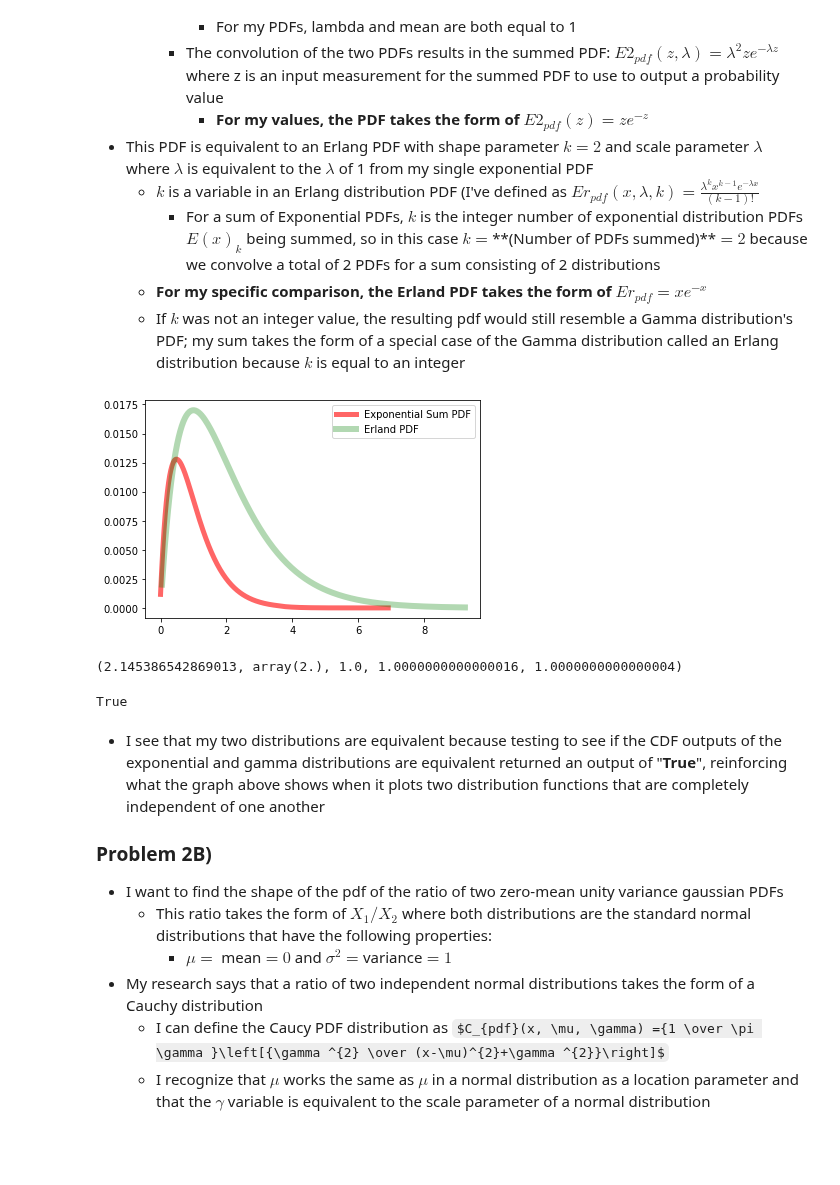
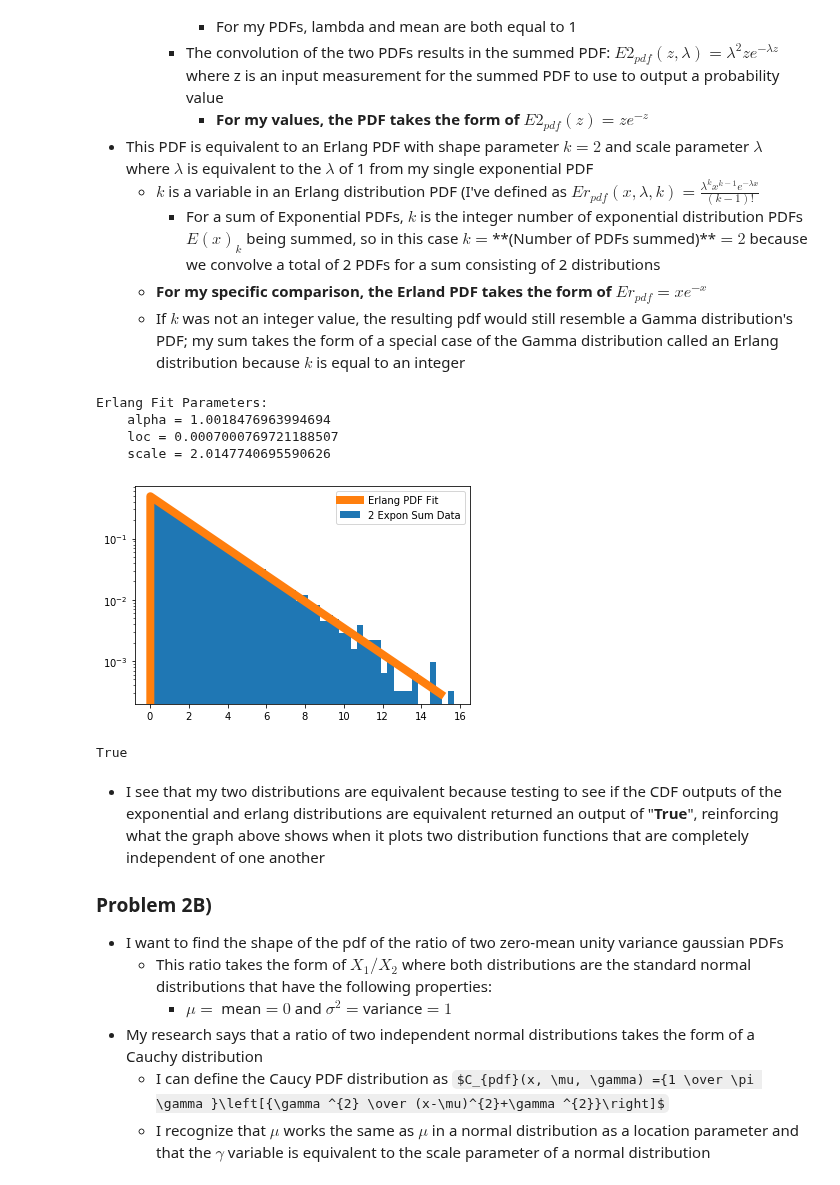
Before and after one commit to jbc1216/434-Portfolio, a Jupyter notebook: FinchCarr_HW03.ipynb, the cells around one changed output. Drawn from its saved outputs; the diff is of its cells as text; code cells hidden in the pictures; some formulas as TeX source; blank space fills up the shorter version.

```diff
--- a/FinchCarr_HW03.ipynb
+++ b/FinchCarr_HW03.ipynb
@@ -65,44 +65,35 @@ NAframe
     - For a sum of Exponential PDFs, $k$ is the integer number of exponential distribution PDFs $E(x)_k$ being summed, so in this case $k=$**(Number of PDFs summed)**$ = 2$ because we convolve a total of 2 PDFs for a sum consisting of 2 distributions
   - **For my specific comparison, the Erland PDF takes the form of $Er_{pdf} = {xe^{-x}}$**
   - If $k$ was not an integer value, the resulting pdf would still resemble a Gamma distribution's PDF; my sum takes the form of a special case of the Gamma distribution called an Erlang distribution because $k$ is equal to an integer
-# %%
-fig, ax = plt.subplots(1,1)
-#plt.yscale('log')
-
-# Setting up and plotting the Convolution Sum of 2 Exponential PDFs
-# (PDF must sum to 1)
-
-meanE, varE, skewE, kurtE = stats.expon.stats(moments='mvsk')
-lambdaE = 1/meanE
-dataEX = np.linspace(stats.expon.ppf(0.001), stats.expon.ppf(0.999), 200)
-exponA = stats.expon.pdf(dataEX, loc=0, scale=1)
-E2pdf = np.convolve(exponA, exponA)
-Enorm = E2pdf / sum(E2pdf)
-x = np.linspace(stats.expon.ppf(0.001, 0, 1),
-                 stats.expon.ppf(0.999, 0, 1), 399, endpoint=True)
-ax.plot(x, Enorm, 'r-', lw=5, alpha=0.6, label='Exponential Sum PDF')
-
-
-# Setting up and plotting the researched Erlang Distribution with the correct
-# parameters (PDF must sum to 1)
-k = 2
-lamER = 1
-eloc = 0
-ERsc = 1/lamER
-meanER, varER, skewER, kurtER = stats.erlang.stats(a=k,
-                                                   loc=eloc, scale=ERsc,
-                                                   moments='mvsk')
-dataER = np.linspace(stats.erlang.ppf(0.001, a=k, loc=eloc, scale=ERsc),
-                  stats.erlang.ppf(0.999, a=k, loc=eloc, scale=ERsc), 200)
-ErPDF = stats.erlang.pdf(dataER, a=k, loc=eloc, scale=ERsc)/sum(stats.erlang.pdf(dataER, a=k, loc=eloc, scale=ERsc))
-ax.plot(dataER, ErPDF, 'g-', lw=6, alpha=0.3, label='Erland PDF')
-ax.legend(loc='best')
-plt.show()
-# %% [output]
-[figure, removed]
-# %%
-np.mean(E2pdf), meanER, lambdaE, sum(Enorm), sum(ErPDF)
-# %% [output]
-(2.145386542869013, array(2.), 1.0, 1.0000000000000016, 1.0000000000000004)
+# %%
+fig, ax = plt.subplots(1,1)
+plt.yscale('log')
+
+# Setting up and plotting the Convolution Sum of 2 Exponential PDFs
+# (PDF must sum to 1)
+
+dataEX = np.sort(stats.expon.rvs(size = 10000))
+conv = dataEX + dataEX
+
+fit_alpha, fit_loc, fit_beta=stats.gamma.fit(conv)
+print('Erlang Fit Parameters:')
+print(f'    alpha = {fit_alpha}')
+print(f'    loc = {fit_loc}')
+print(f'    scale = {fit_beta}')
+
+ax.hist(conv, 50, density=True, label='2 Expon Sum Data')
+#plt.xlim([-0.2,0.3])
+#plt.ylim(0,40)
+x = np.linspace(0, 15, 1000)
+ax.plot(x, stats.erlang.pdf(x, a=1, loc=fit_loc, scale=fit_beta), lw=8, label='Erlang PDF Fit')
+
+ax.legend(loc='best')
+plt.show()
+# %% [output]
+Erlang Fit Parameters:
+    alpha = 1.0018476963994694
+    loc = 0.0007000769721188507
+    scale = 2.0147740695590626
+[figure, added]
 # %%
 vals = stats.expon.ppf([0.001, 0.25, 0.50, 0.75, 0.999])
@@ -111,7 +102,7 @@ np.allclose(stats.expon.cdf(vals), stats.erlang.cdf(valsG, a=2))
 # %% [output]
 True
 # %% [markdown]
-- I see that my two distributions are equivalent because testing to see if the CDF outputs of the exponential and gamma distributions are equivalent returned an output of "**True**", reinforcing what the graph above shows when it plots two distribution functions that are completely independent of one another
+- I see that my two distributions are equivalent because testing to see if the CDF outputs of the exponential and erlang distributions are equivalent returned an output of "**True**", reinforcing what the graph above shows when it plots two distribution functions that are completely independent of one another
 ### Problem 2B)
 - I want to find the shape of the pdf of the ratio of two zero-mean unity variance gaussian PDFs
   - This ratio takes the form of $X_1 / X_2$ where both distributions are the standard normal distributions that have the following properties:
```
Also changed, not shown: parts of 9 cells of this notebook.
